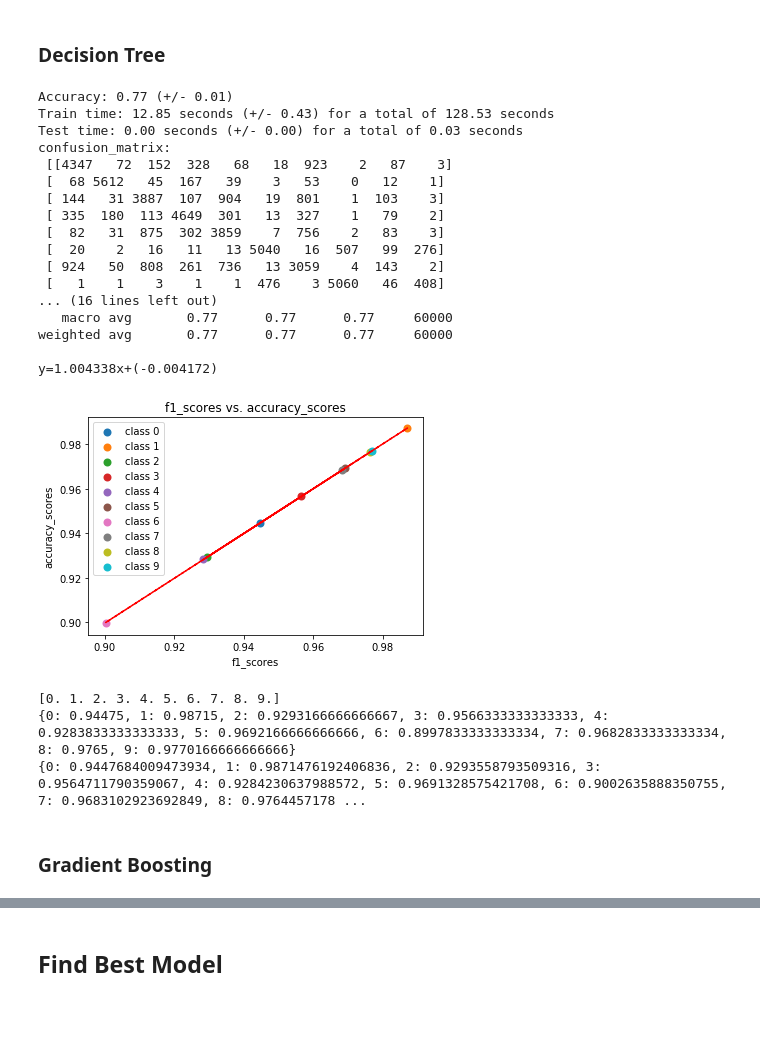
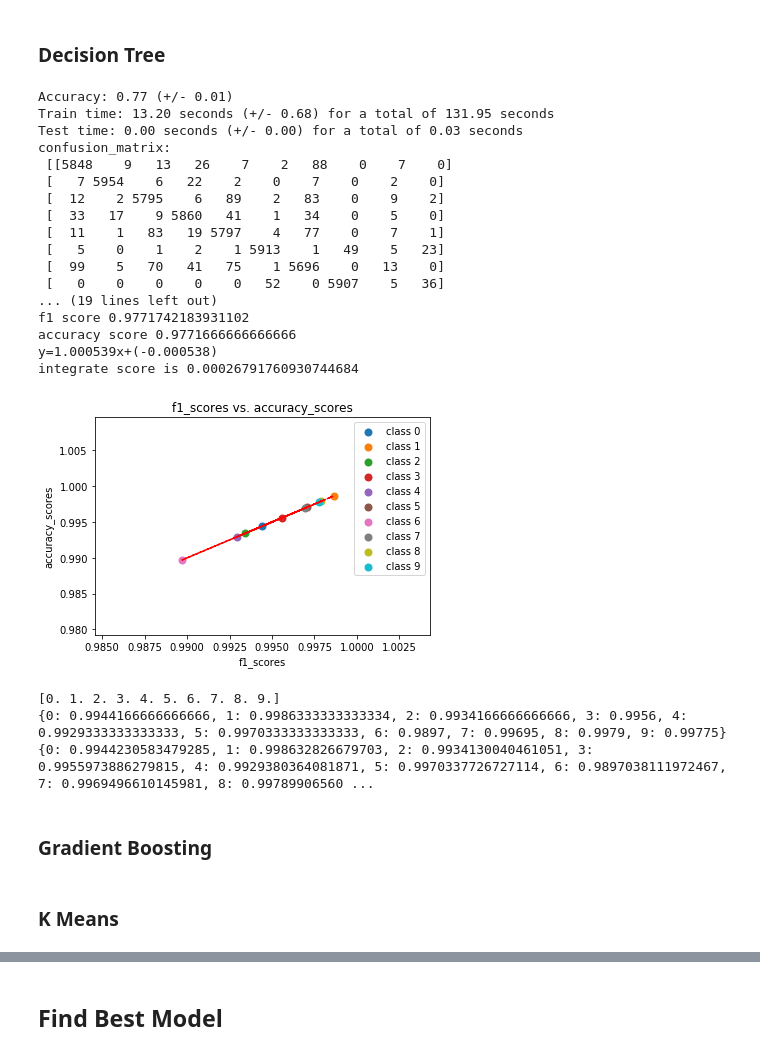
Before and after one commit to MtheEPIC/DataImaging, a Jupyter notebook: Fashion_mnist.ipynb, the cells around one changed output, grey strips where cells are left out. Cells and saved outputs as stored; diff of their text form; code cells hidden in the pictures; blank space fills up the shorter version.

```diff
--- a/Fashion_mnist.ipynb
+++ b/Fashion_mnist.ipynb
@@ -135,6 +129,24 @@ def find_best_model():
     print('the best model is {}'.format(best_key).split('(')[0], end = ' ')
     print('with the score of {}'.format(max_score))
     return best_key, max_score
+# %%
+def cv_mean_model(model_estimators, true, X_pred):
+    size = len(true)
+    split = size//CV_SPLIT
+    X_cv_split = np.arange(0, size+1, split)
+
+    pred_2d = np.zeros((CV_SPLIT, size))
+    for idx, estimator in enumerate(model_estimators):
+        pred = estimator.predict(X_pred)
+        pred_2d[idx] = pred
+
+    predictions = pred_2d[0].copy()
+    tmp = np.rot90(pred_2d)
+
+    for idx in range(size):
+        u, indices = np.unique(tmp[idx], return_index=True)
+        predictions[idx] = u[0]
+    evaluate(true, np.flip(predictions), plot=True)
 # %% [markdown]
 ---
 # Data preparation
@@ -492,33 +506,31 @@ y=1.044005x+(-0.042290)
 ### Decision Tree
 # %%
 dtc = DecisionTreeClassifier(random_state=0)
-dtc_scores = cross_validate(dtc, X_train_pca, y_train, cv=10, n_jobs=CORES)
+dtc_scores = cross_validate(dtc, X_train_pca, y_train, cv=CV_SPLIT, return_estimator=True, n_jobs=CORES)
 score_models(dtc, dtc_scores)
-
-pred = cross_val_predict(dtc, X_train_pca, y_train, cv=10, n_jobs=CORES)
-evaluate(y_train, pred, plot=True)
+cv_mean_model(dtc_scores['estimator'], y_train, X_train_pca)
 # %% [output]
 Accuracy: 0.77 (+/- 0.01)
-Train time: 12.85 seconds (+/- 0.43) for a total of 128.53 seconds
+Train time: 13.20 seconds (+/- 0.68) for a total of 131.95 seconds
 Test time: 0.00 seconds (+/- 0.00) for a total of 0.03 seconds
 confusion_matrix:
- [[4347   72  152  328   68   18  923    2   87    3]
- [  68 5612   45  167   39    3   53    0   12    1]
- [ 144   31 3887  107  904   19  801    1  103    3]
- [ 335  180  113 4649  301   13  327    1   79    2]
- [  82   31  875  302 3859    7  756    2   83    3]
- [  20    2   16   11   13 5040   16  507   99  276]
- [ 924   50  808  261  736   13 3059    4  143    2]
- [   1    1    3    1    1  476    3 5060   46  408]
-... (16 lines left out)
-   macro avg       0.77      0.77      0.77     60000
-weighted avg       0.77      0.77      0.77     60000
-
-y=1.004338x+(-0.004172)
+ [[5848    9   13   26    7    2   88    0    7    0]
+ [   7 5954    6   22    2    0    7    0    2    0]
+ [  12    2 5795    6   89    2   83    0    9    2]
+ [  33   17    9 5860   41    1   34    0    5    0]
+ [  11    1   83   19 5797    4   77    0    7    1]
+ [   5    0    1    2    1 5913    1   49    5   23]
+ [  99    5   70   41   75    1 5696    0   13    0]
+ [   0    0    0    0    0   52    0 5907    5   36]
+... (19 lines left out)
+f1 score 0.9771742183931102
+accuracy score 0.9771666666666666
+y=1.000539x+(-0.000538)
+integrate score is 0.00026791760930744684
-[figure, old version]
+[figure, new version]
 [0. 1. 2. 3. 4. 5. 6. 7. 8. 9.]
-{0: 0.94475, 1: 0.98715, 2: 0.9293166666666667, 3: 0.9566333333333333, 4: 0.9283833333333333, 5: 0.9692166666666666, 6: 0.8997833333333334, 7: 0.9682833333333334, 8: 0.9765, 9: 0.9770166666666666}
-{0: 0.9447684009473934, 1: 0.9871476192406836, 2: 0.9293558793509316, 3: 0.9564711790359067, 4: 0.9284230637988572, 5: 0.9691328575421708, 6: 0.9002635888350755, 7: 0.9683102923692849, 8: 0.9764457178 ...
+{0: 0.9944166666666666, 1: 0.9986333333333334, 2: 0.9934166666666666, 3: 0.9956, 4: 0.9929333333333333, 5: 0.9970333333333333, 6: 0.9897, 7: 0.99695, 8: 0.9979, 9: 0.99775}
+{0: 0.9944230583479285, 1: 0.998632826679703, 2: 0.9934130040461051, 3: 0.9955973886279815, 4: 0.9929380364081871, 5: 0.9970337726727114, 6: 0.9897038111972467, 7: 0.9969496610145981, 8: 0.99789906560 ...
 # %% [markdown]
 ### Gradient Boosting
 # %%
@@ -530,0 +541,2 @@ y=1.004338x+(-0.004172)
+# %% [markdown]
+### K Means
```
Also changed, not shown: parts of 27 cells of this notebook, 1 other file.
